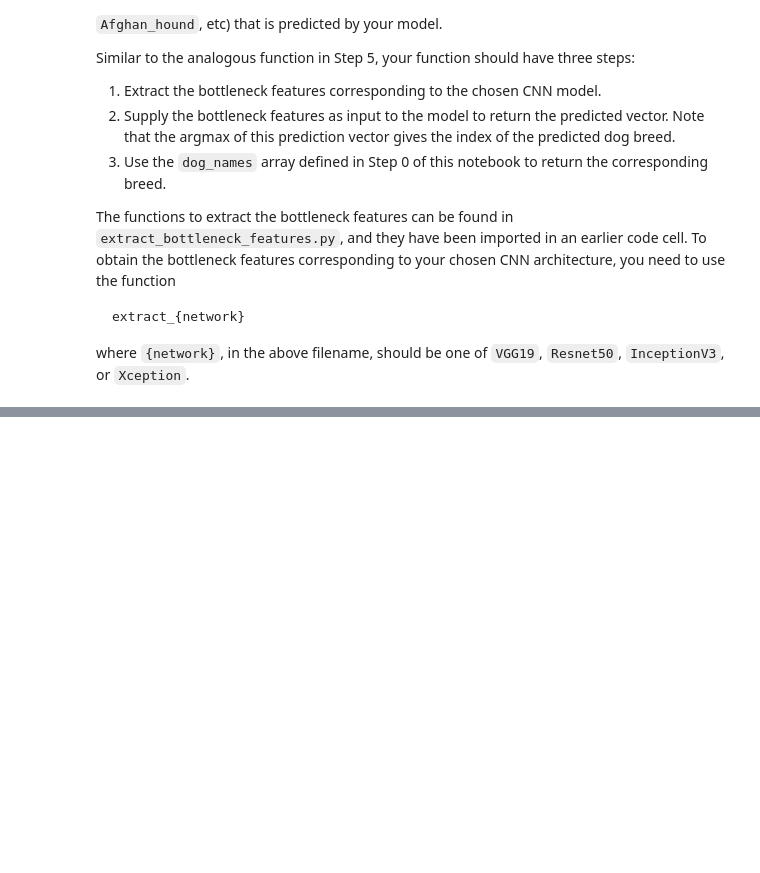
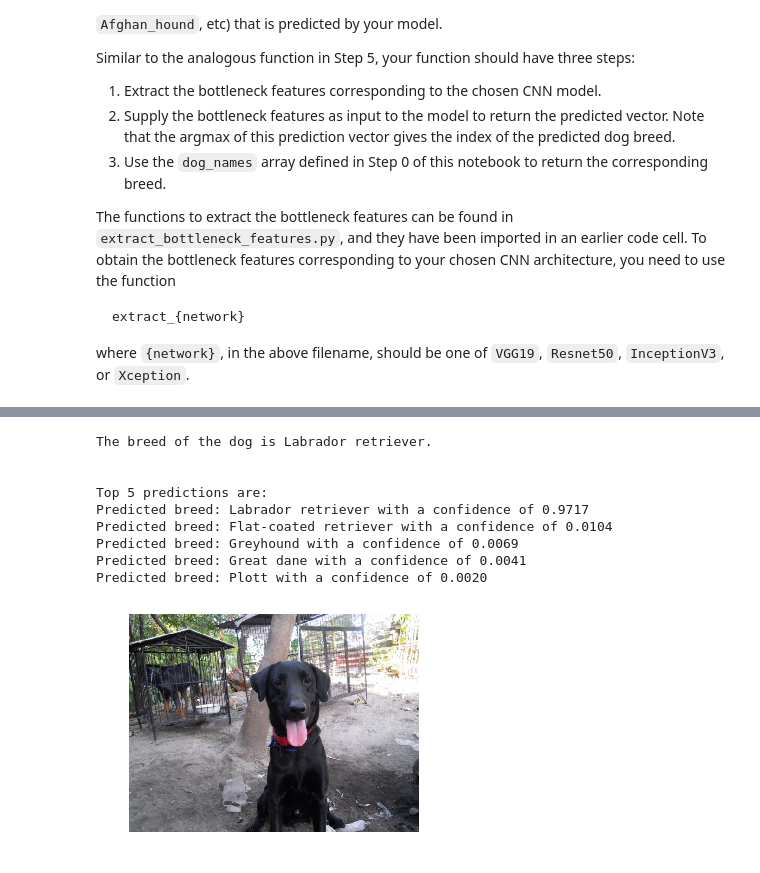
Before and after one commit to shafi-dayatar/deeplearning, a Jupyter notebook: dog-project/dog_app.ipynb, the cells around one changed output, grey strips where cells are left out. Cells and saved outputs as stored; diff of their text form; code cells hidden in the pictures; blank space fills up the shorter version.

```diff
--- a/dog-project/dog_app.ipynb
+++ b/dog-project/dog_app.ipynb
@@ -979,0 +1093,13 @@ make_prediction('images/d1.jpg')
+# %%
+make_prediction('images/Labrador_retriever_06449.jpg')
+# %% [output]
+The breed of the dog is Labrador retriever.
+
+
+Top 5 predictions are:
+Predicted breed: Labrador retriever with a confidence of 0.9717
+Predicted breed: Flat-coated retriever with a confidence of 0.0104
+Predicted breed: Greyhound with a confidence of 0.0069
+Predicted breed: Great dane with a confidence of 0.0041
+Predicted breed: Plott with a confidence of 0.0020
+[figure, added]
```
Also changed, not shown: parts of 30 cells of this notebook, 35 other files.
